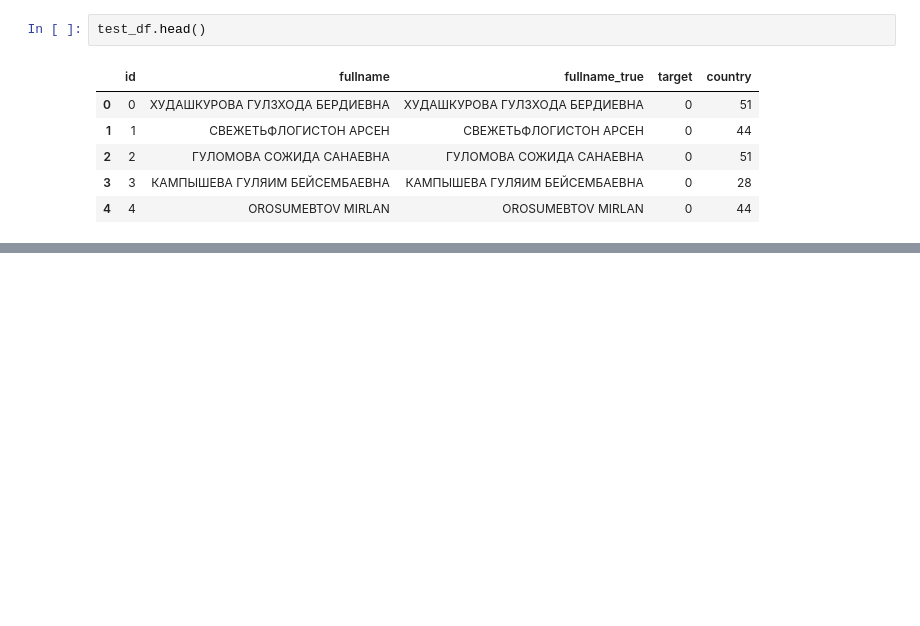
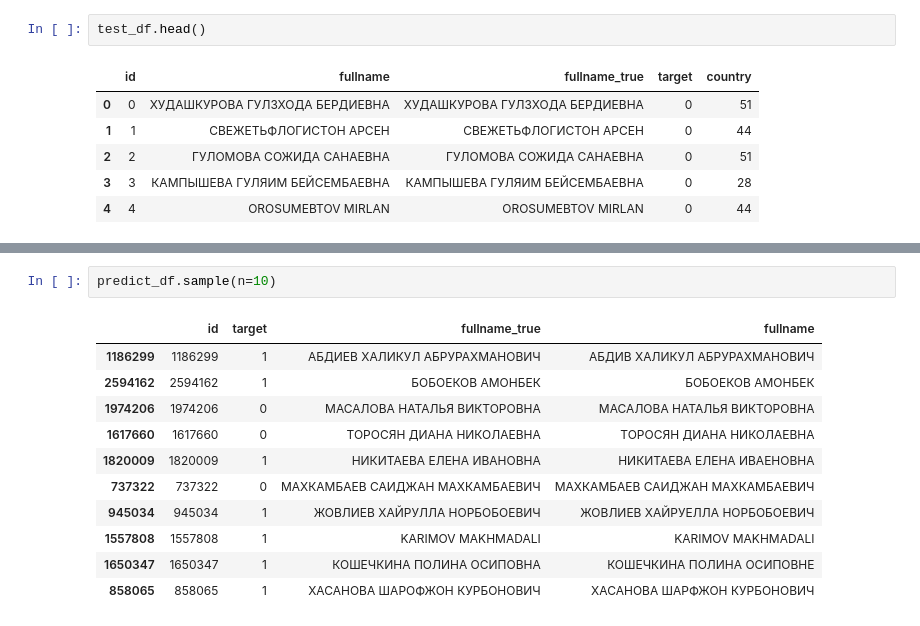
Before and after one commit to snakers4/cft-contest-2018, a Jupyter notebook: src/encoder_decoder.ipynb, the cells around one changed output, grey strips where cells are left out. Cells and saved outputs as stored; diff of their text form; blank space fills up the shorter version.

```diff
--- a/src/encoder_decoder.ipynb
+++ b/src/encoder_decoder.ipynb
@@ -1429,0 +1485,14 @@ test_df.head()
+# %%
+predict_df.sample(n=10)
+# %% [output]
+|  | id | target | fullname_true | fullname |
+| 1186299 | 1186299 | 1 | АБДИЕВ ХАЛИКУЛ АБРУРАХМАНОВИЧ | АБДИВ ХАЛИКУЛ АБРУРАХМАНОВИЧ |
+| 2594162 | 2594162 | 1 | БОБОЕКОВ АМОНБЕК | БОБОЕКОВ АМОНБЕК |
+| 1974206 | 1974206 | 0 | МАСАЛОВА НАТАЛЬЯ ВИКТОРОВНА | МАСАЛОВА НАТАЛЬЯ ВИКТОРОВНА |
+| 1617660 | 1617660 | 0 | ТОРОСЯН ДИАНА НИКОЛАЕВНА | ТОРОСЯН ДИАНА НИКОЛАЕВНА |
+| 1820009 | 1820009 | 1 | НИКИТАЕВА ЕЛЕНА ИВАНОВНА | НИКИТАЕВА ЕЛЕНА ИВАЕНОВНА |
+| 737322 | 737322 | 0 | МАХКАМБАЕВ САИДЖАН МАХКАМБАЕВИЧ | МАХКАМБАЕВ САИДЖАН МАХКАМБАЕВИЧ |
+| 945034 | 945034 | 1 | ЖОВЛИЕВ ХАЙРУЛЛА НОРБОБОЕВИЧ | ЖОВЛИЕВ ХАЙРУЕЛЛА НОРБОБОЕВИЧ |
+| 1557808 | 1557808 | 1 | KARIMOV MAKHMADALI | KARIMOV MAKHMADALI |
+| 1650347 | 1650347 | 1 | КОШЕЧКИНА ПОЛИНА ОСИПОВНА | КОШЕЧКИНА ПОЛИНА ОСИПОВНЕ |
+| 858065 | 858065 | 1 | ХАСАНОВА ШАРОФЖОН КУРБОНОВИЧ | ХАСАНОВА ШАРФЖОН КУРБОНОВИЧ |
```
Also changed, not shown: parts of 8 cells of this notebook, 2 other files.
